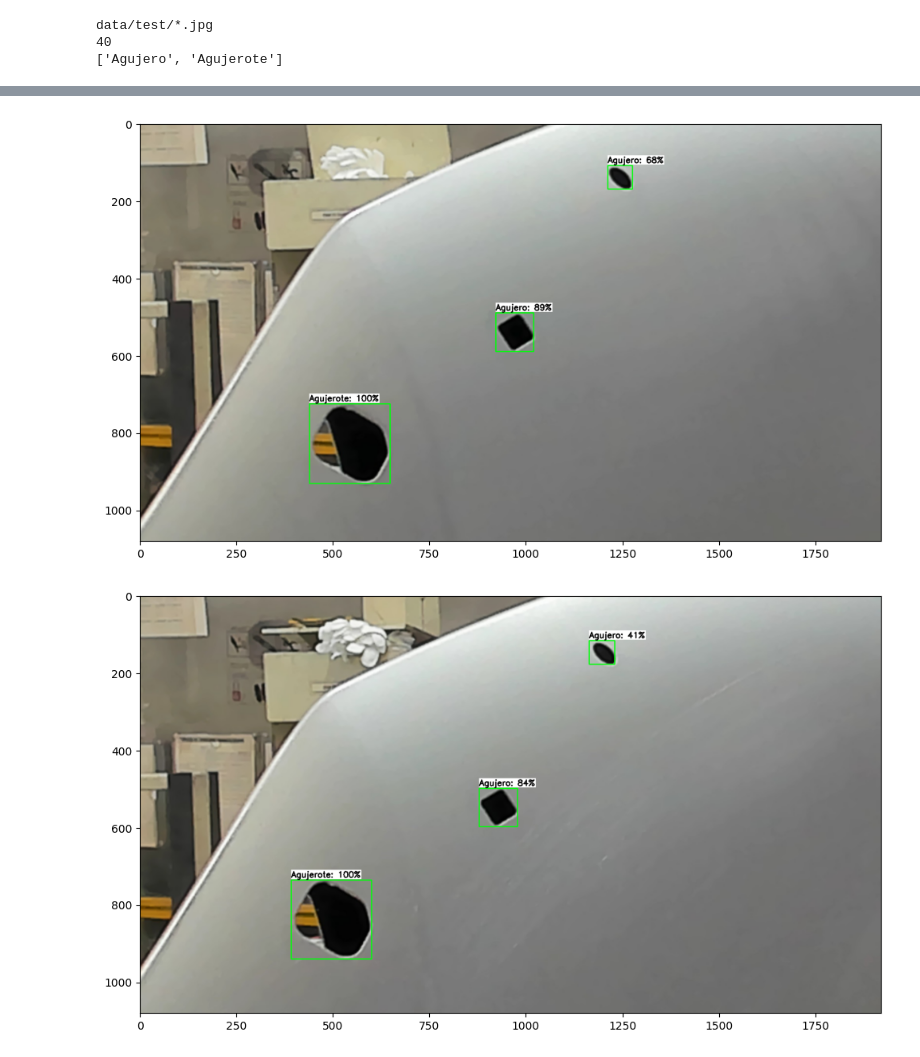
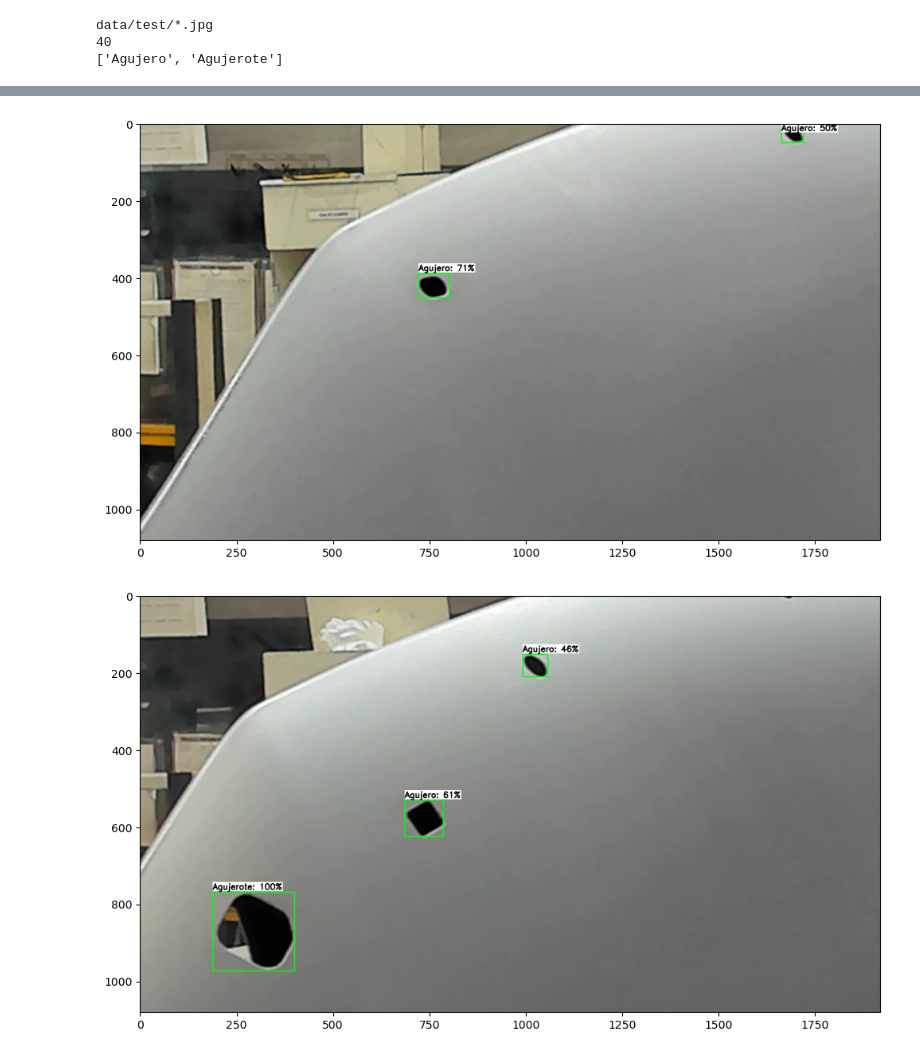
Before and after one commit to ivanrubin10/TPP_ObjectDetection, a Jupyter notebook: src/test_model.ipynb, the cells around one changed output, grey strips where cells are left out. Cells and saved outputs as stored; diff of their text form; code cells hidden in the pictures.

Commit message:
created tflite and tested model

```diff
--- a/src/test_model.ipynb
+++ b/src/test_model.ipynb
@@ -123,7 +123,7 @@ def tflite_detect_images(modelpath, imgpath, lblpath, min_conf=0.5, num_test_ima
 # %%
 # Set up variables for running user's model
 PATH_TO_IMAGES='data/test'   # Path to test images folder
-PATH_TO_MODEL='custom_tflite_models/custom_tflite_model_20240408/detect.tflite'   # Path to .tflite model file
+PATH_TO_MODEL='custom_tflite_models/custom_tflite_model_20240422/detect.tflite'   # Path to .tflite model file
 PATH_TO_LABELS='model_inputs/labelmap.txt'   # Path to labelmap.txt file
 min_conf_threshold=0.3   # Confidence threshold (try changing this to 0.01 if you don't see any detection results)
 images_to_test = 10   # Number of images to run detection on
@@ -143,2 +143,2 @@ data/test/*.jpg
-[figure, old version]
+[figure, new version]
-[figure, old version]
+[figure, new version]
```
Also changed, not shown: parts of 1 cell of this notebook, 39 other files.
